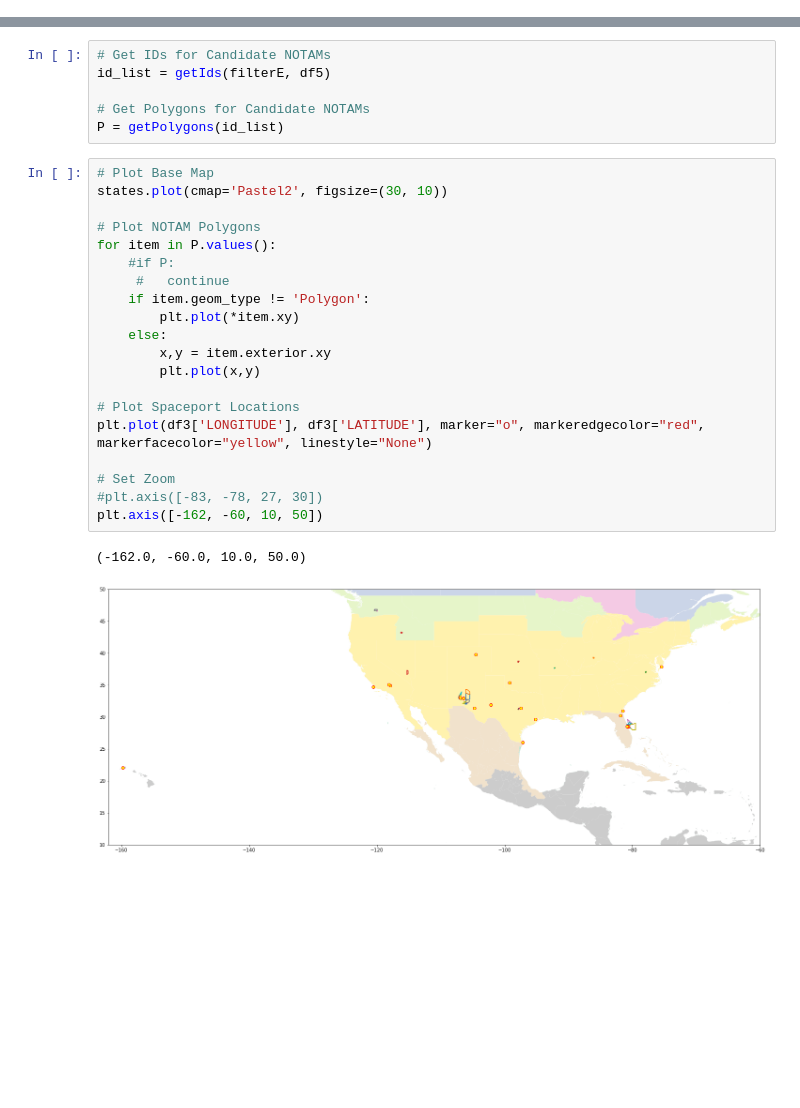
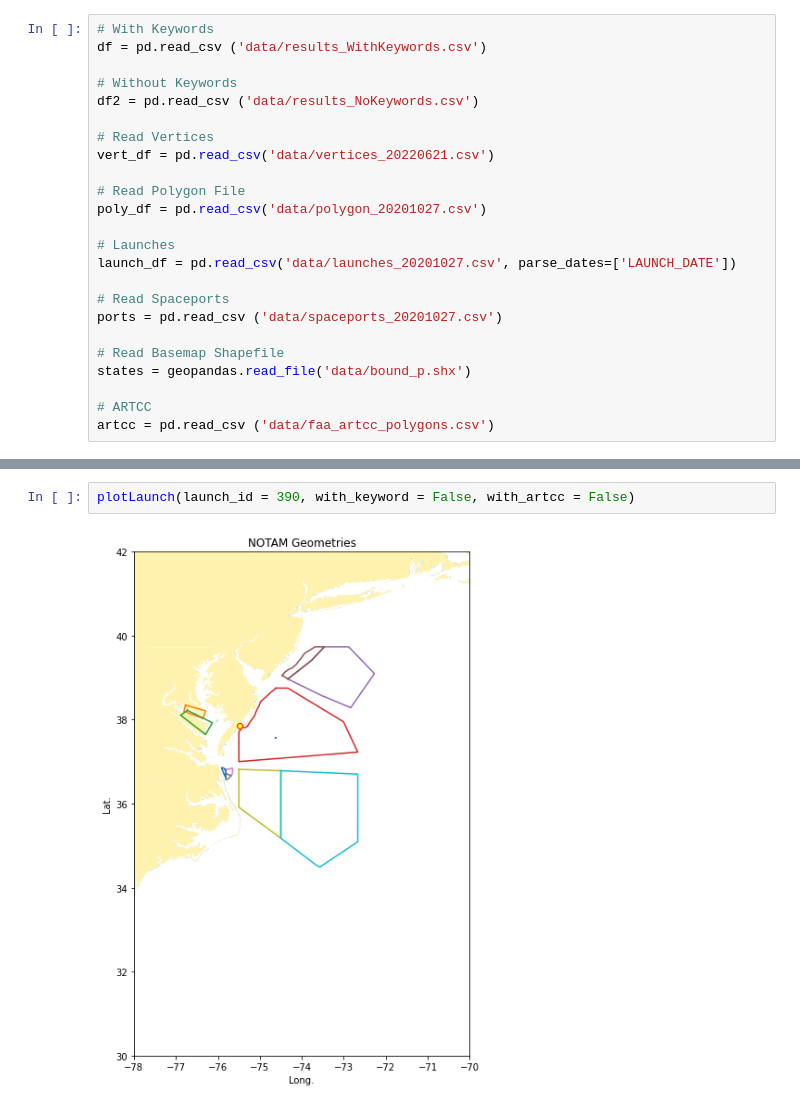
Before and after one commit to DAEN-Team-1/Final, a Jupyter notebook: PlotLaunch.ipynb, the cells around one changed output, grey strips where cells are left out. Saved outputs shown, nothing was run; the diff lists cells and outputs as text; blank space fills up the shorter version.

Commit message:
Add files via upload
Refactored to read in results files

```diff
--- a/PlotLaunch.ipynb
+++ b/PlotLaunch.ipynb
@@ -101,0 +8,24 @@ filterE[['TOPIC','NOTAM_REC_ID', 'LOCATION_CODE', 'TEXT']]
+# %%
+# With Keywords
+df = pd.read_csv ('data/results_WithKeywords.csv')
+
+# Without Keywords
+df2 = pd.read_csv ('data/results_NoKeywords.csv')
+
+# Read Vertices
+vert_df = pd.read_csv('data/vertices_20220621.csv')
+
+# Read Polygon File
+poly_df = pd.read_csv('data/polygon_20201027.csv')
+
+# Launches
+launch_df = pd.read_csv('data/launches_20201027.csv', parse_dates=['LAUNCH_DATE'])
+
+# Read Spaceports
+ports = pd.read_csv ('data/spaceports_20201027.csv')
+
+# Read Basemap Shapefile
+states = geopandas.read_file('data/bound_p.shx')
+
+# ARTCC
+artcc = pd.read_csv ('data/faa_artcc_polygons.csv')
@@ -134,29 +165,4 @@ def getIds(rec_ids, poly_df):
-# %%
-# Get IDs for Candidate NOTAMs
-id_list = getIds(filterE, df5)
-
-# Get Polygons for Candidate NOTAMs
-P = getPolygons(id_list)
-# %%
-# Plot Base Map
-states.plot(cmap='Pastel2', figsize=(30, 10))
-
-# Plot NOTAM Polygons
-for item in P.values():
-    #if P:
-     #   continue
-    if item.geom_type != 'Polygon':
-        plt.plot(*item.xy)
-    else:
-        x,y = item.exterior.xy
-        plt.plot(x,y)
-
-# Plot Spaceport Locations
-plt.plot(df3['LONGITUDE'], df3['LATITUDE'], marker="o", markeredgecolor="red", markerfacecolor="yellow", linestyle="None")
-
-# Set Zoom
-#plt.axis([-83, -78, 27, 30])
-plt.axis([-162, -60, 10, 50])
-# %% [output]
-(-162.0, -60.0, 10.0, 50.0)
-[figure, removed]
+# %%
+plotLaunch(launch_id = 390, with_keyword = False, with_artcc = False)
+# %% [output]
+[figure, added]
```
Also changed, not shown: parts of 12 cells of this notebook.
